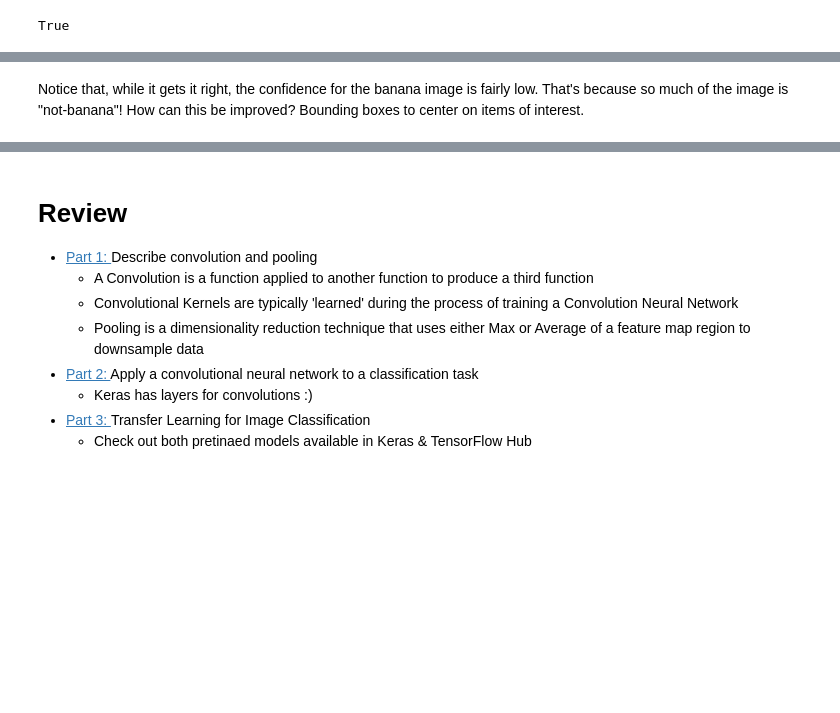
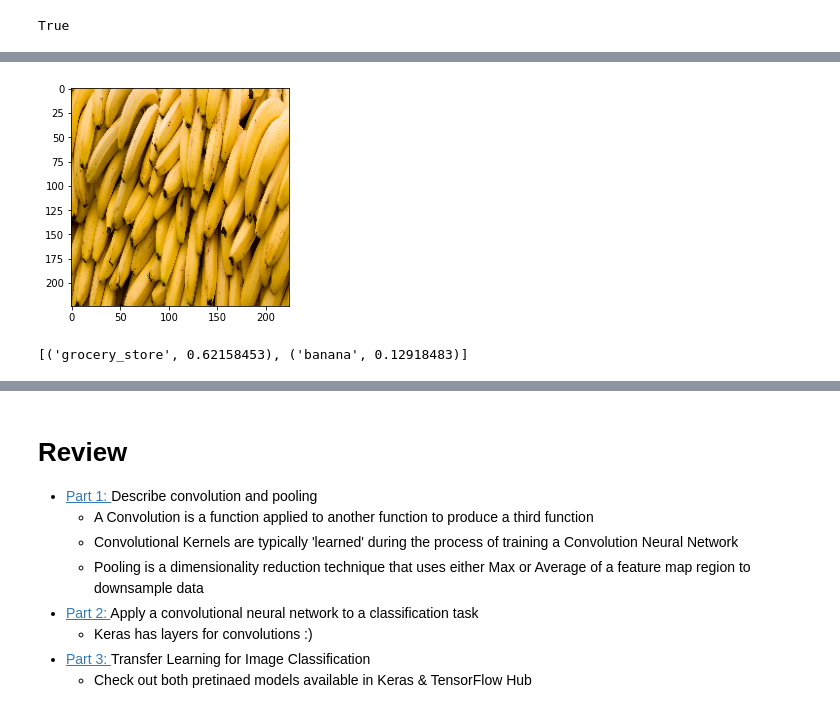
Before and after one commit to skhabiri/DS-Unit-4-Sprint-3-Deep-Learning, a Jupyter notebook: module2-convolutional-neural-networks/cnn-432.ipynb, the cells around one changed output, grey strips where cells are left out. Saved outputs shown, nothing was run; the diff lists cells and outputs as text; code cells hidden in the pictures; blank space fills up the shorter version.

```diff
--- a/module2-convolutional-neural-networks/cnn-432.ipynb
+++ b/module2-convolutional-neural-networks/cnn-432.ipynb
@@ -687,11 +687,13 @@ def img_lookup(img, name):
 # %%
+# Save a list of url images to files locally
+
 from bs4 import BeautifulSoup
 import requests
 import os
-img_dir = "./image_examples"
+img_dir = "./image_temp"
 
 site = "https://github.com"
-main_url = "https://github.com/LambdaSchool/ML-YouOnlyLookOnce/tree/master/sample_data/"
+main_url = "https://github.com/skhabiri/ML-DeepLearning/tree/main/module2-convolutional-neural-networks/"
 
 def get_links(url):
     """
@@ -708,6 +710,7 @@ def get_links(url):
     for link in links:
         link_lst.append(link.get('href'))
     return link_lst
+
 
 links = get_links(main_url)
 
@@ -726,14 +729,11 @@ for url in url_list:
             for l in file_links:
                 if "raw" in l:
                     raw_url = site + l
+                    r = requests.get(raw_url)
                     filename= raw_url.split(sep="/")[-1]
                     filename = os.path.join(img_dir, filename)
                     print(filename)
                     os.makedirs(os.path.dirname(filename), exist_ok=True)
                     with open(filename, 'wb') as f:
-                        f.write(requests.get(raw_url).content)
-
-
-
-os.makedirs(os.path.dirname(filename), exist_ok=True)
+                        f.write(r.content)
 # %% [output]
@@ -875,2 +851,26 @@ features type: <class 'numpy.ndarray'>
-# %% [markdown]
-Notice that, while it gets it right, the confidence for the banana image is fairly low. That's because so much of the image is "not-banana"! How can this be improved? Bounding boxes to center on items of interest.
+# %%
+import os, random
+file_list = os.listdir("./image_temp")
+
+def sample_image(path="./image_temp", n=10):
+    """
+    Returns a list of "n" sample file paths from "path" without replacement
+    """
+    file_list = os.listdir(path)
+    filenames = random.sample(file_list, k=n)
+
+    file_paths = []
+    for filename in filenames:
+        filepath = os.path.join(path, filename)
+        file_paths.append(filepath)
+
+    return file_paths
+# %%
+img_file = sample_image()[0]
+pil_img = process_img_path(img_file)
+predict = img_lookup(pil_img, 'banana')
+plt.figure(figsize=(4,4))
+plt.imshow(pil_img)
+plt.show()
+predict
+# %% [output]
@@ -876,0 +878,2 @@ Notice that, while it gets it right, the confidence for the banana image is fair
+[figure, added]
+[('grocery_store', 0.62158453), ('banana', 0.12918483)]
```
Also changed, not shown: parts of 17 cells of this notebook, 2 other files.
